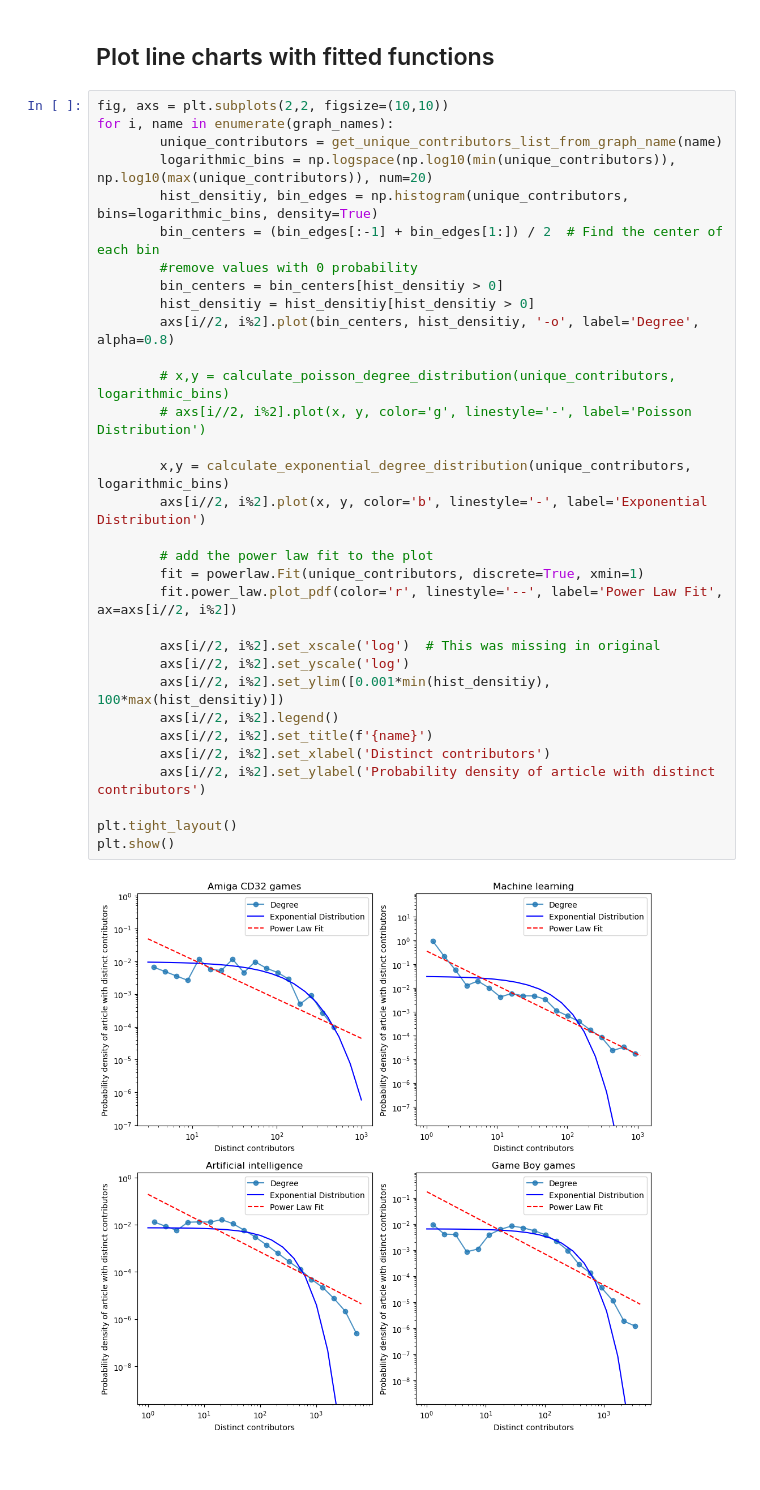
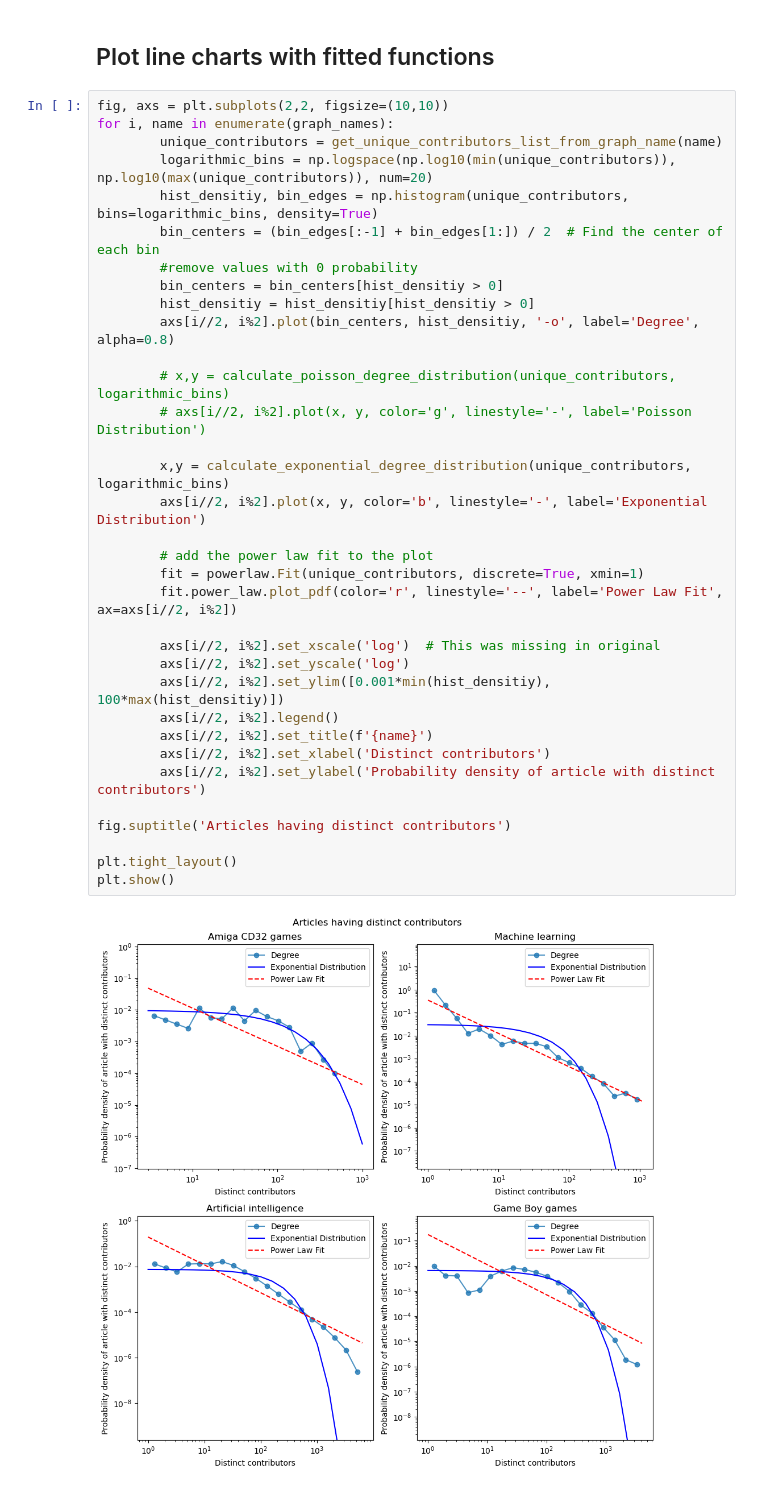
Before and after one commit to dariokueffer/Project-Network-Science-HS24, a Jupyter notebook: analysis_articles_contributors.ipynb, the cells around one changed output. Drawn from its saved outputs; the diff is of its cells as text.

Commit message:
adjusted plot articles vs contributors

```diff
--- a/analysis_articles_contributors.ipynb
+++ b/analysis_articles_contributors.ipynb
@@ -72,31 +72,33 @@ for i, name in enumerate(graph_names):
         unique_contributors = get_unique_contributors_list_from_graph_name(name)
         logarithmic_bins = np.logspace(np.log10(min(unique_contributors)), np.log10(max(unique_contributors)), num=20)
         hist_densitiy, bin_edges = np.histogram(unique_contributors, bins=logarithmic_bins, density=True)
         bin_centers = (bin_edges[:-1] + bin_edges[1:]) / 2  # Find the center of each bin
         #remove values with 0 probability
         bin_centers = bin_centers[hist_densitiy > 0]
         hist_densitiy = hist_densitiy[hist_densitiy > 0]
         axs[i//2, i%2].plot(bin_centers, hist_densitiy, '-o', label='Degree', alpha=0.8)
 
         # x,y = calculate_poisson_degree_distribution(unique_contributors, logarithmic_bins)
         # axs[i//2, i%2].plot(x, y, color='g', linestyle='-', label='Poisson Distribution')
 
         x,y = calculate_exponential_degree_distribution(unique_contributors, logarithmic_bins)
         axs[i//2, i%2].plot(x, y, color='b', linestyle='-', label='Exponential Distribution')
 
         # add the power law fit to the plot
         fit = powerlaw.Fit(unique_contributors, discrete=True, xmin=1)
         fit.power_law.plot_pdf(color='r', linestyle='--', label='Power Law Fit', ax=axs[i//2, i%2])
 
         axs[i//2, i%2].set_xscale('log')  # This was missing in original
         axs[i//2, i%2].set_yscale('log')
         axs[i//2, i%2].set_ylim([0.001*min(hist_densitiy), 100*max(hist_densitiy)])
         axs[i//2, i%2].legend()
         axs[i//2, i%2].set_title(f'{name}')
         axs[i//2, i%2].set_xlabel('Distinct contributors')
         axs[i//2, i%2].set_ylabel('Probability density of article with distinct contributors')
 
+fig.suptitle('Articles having distinct contributors')
+
 plt.tight_layout()
 plt.show()
 # %% [output]
-[figure, old version]
+[figure, new version]
```
